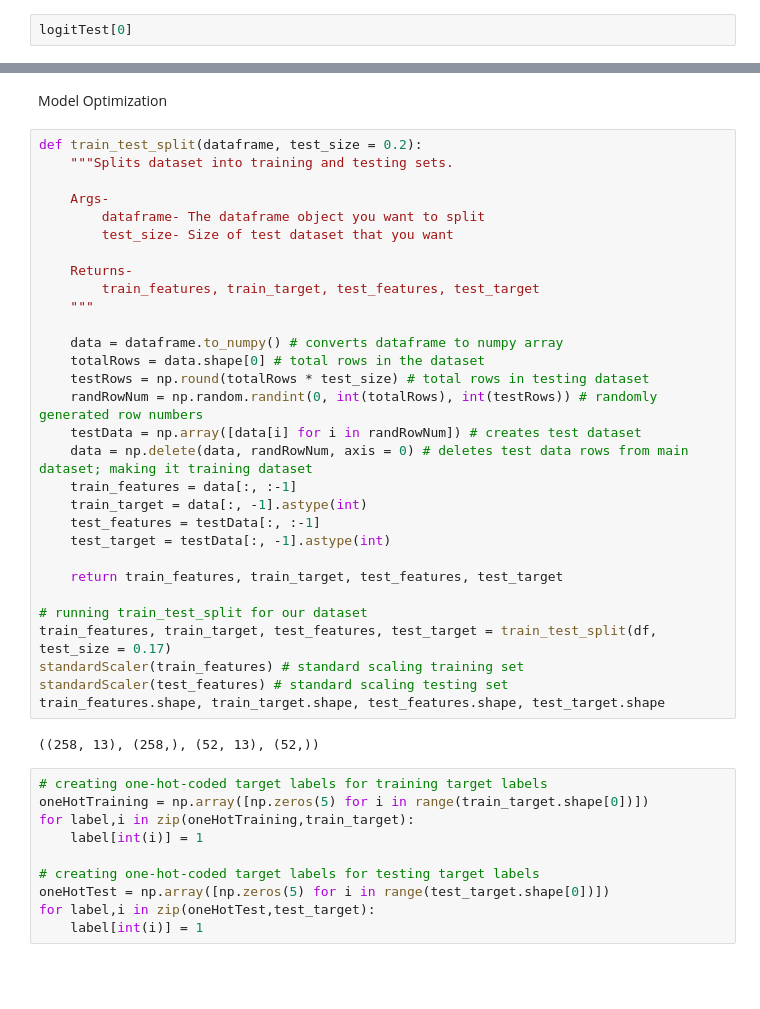
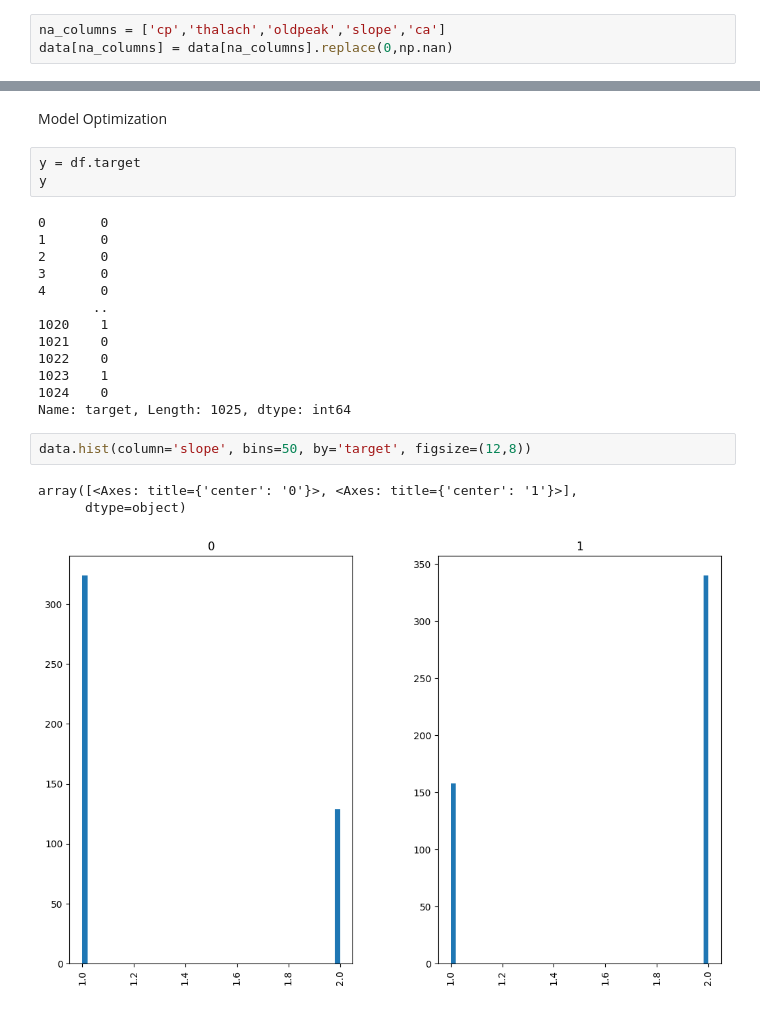
Before and after one commit to mahingaRodin/Disease-Predictor, a Jupyter notebook: HeartDiseasePredictor/heart_disease_prediction_logistic_regression.ipynb, the cells around one changed output, grey strips where cells are left out. Drawn from its saved outputs; the diff is of its cells as text; blank space fills up the shorter version.

```diff
--- a/HeartDiseasePredictor/heart_disease_prediction_logistic_regression.ipynb
+++ b/HeartDiseasePredictor/heart_disease_prediction_logistic_regression.ipynb
@@ -173,2 +128,3 @@ logitTest.shape
 # %%
-logitTest[0]
+na_columns = ['cp','thalach','oldpeak','slope','ca']
+data[na_columns] = data[na_columns].replace(0,np.nan)
@@ -253,45 +176,25 @@ print(accuracy)
 # %% [markdown]
 Model Optimization
 # %%
-def train_test_split(dataframe, test_size = 0.2):
-    """Splits dataset into training and testing sets.
-
-    Args-
-        dataframe- The dataframe object you want to split
-        test_size- Size of test dataset that you want
-
-    Returns-
-        train_features, train_target, test_features, test_target
-    """
-
-    data = dataframe.to_numpy() # converts dataframe to numpy array
-    totalRows = data.shape[0] # total rows in the dataset
-    testRows = np.round(totalRows * test_size) # total rows in testing dataset
-    randRowNum = np.random.randint(0, int(totalRows), int(testRows)) # randomly generated row numbers
-    testData = np.array([data[i] for i in randRowNum]) # creates test dataset
-    data = np.delete(data, randRowNum, axis = 0) # deletes test data rows from main dataset; making it training dataset
-    train_features = data[:, :-1]
-    train_target = data[:, -1].astype(int)
-    test_features = testData[:, :-1]
-    test_target = testData[:, -1].astype(int)
-
-    return train_features, train_target, test_features, test_target
-
-# running train_test_split for our dataset
-train_features, train_target, test_features, test_target = train_test_split(df, test_size = 0.17)
-standardScaler(train_features) # standard scaling training set
-standardScaler(test_features) # standard scaling testing set
-train_features.shape, train_target.shape, test_features.shape, test_target.shape
+y = df.target
+y
 # %% [output]
-((258, 13), (258,), (52, 13), (52,))
+0       0
+1       0
+2       0
+3       0
+4       0
+       ..
+1020    1
+1021    0
+1022    0
+1023    1
+1024    0
+Name: target, Length: 1025, dtype: int64
 # %%
-# creating one-hot-coded target labels for training target labels
-oneHotTraining = np.array([np.zeros(5) for i in range(train_target.shape[0])])
-for label,i in zip(oneHotTraining,train_target):
-    label[int(i)] = 1
-
-# creating one-hot-coded target labels for testing target labels
-oneHotTest = np.array([np.zeros(5) for i in range(test_target.shape[0])])
-for label,i in zip(oneHotTest,test_target):
-    label[int(i)] = 1
+data.hist(column='slope', bins=50, by='target', figsize=(12,8))
+# %% [output]
+array([<Axes: title={'center': '0'}>, <Axes: title={'center': '1'}>],
+      dtype=object)
+[figure, added]
 # %%
```
Also changed, not shown: parts of 33 cells of this notebook.
